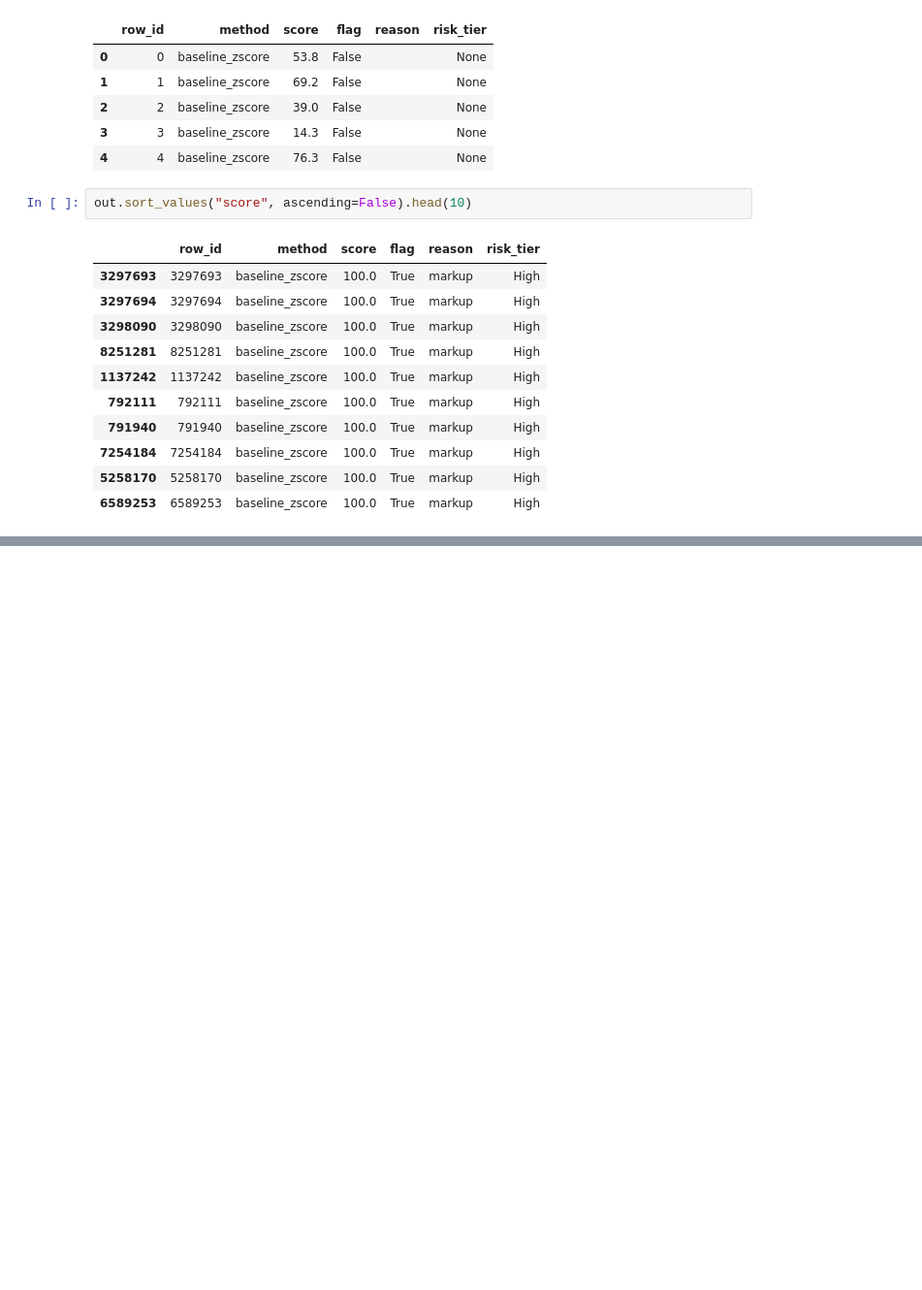
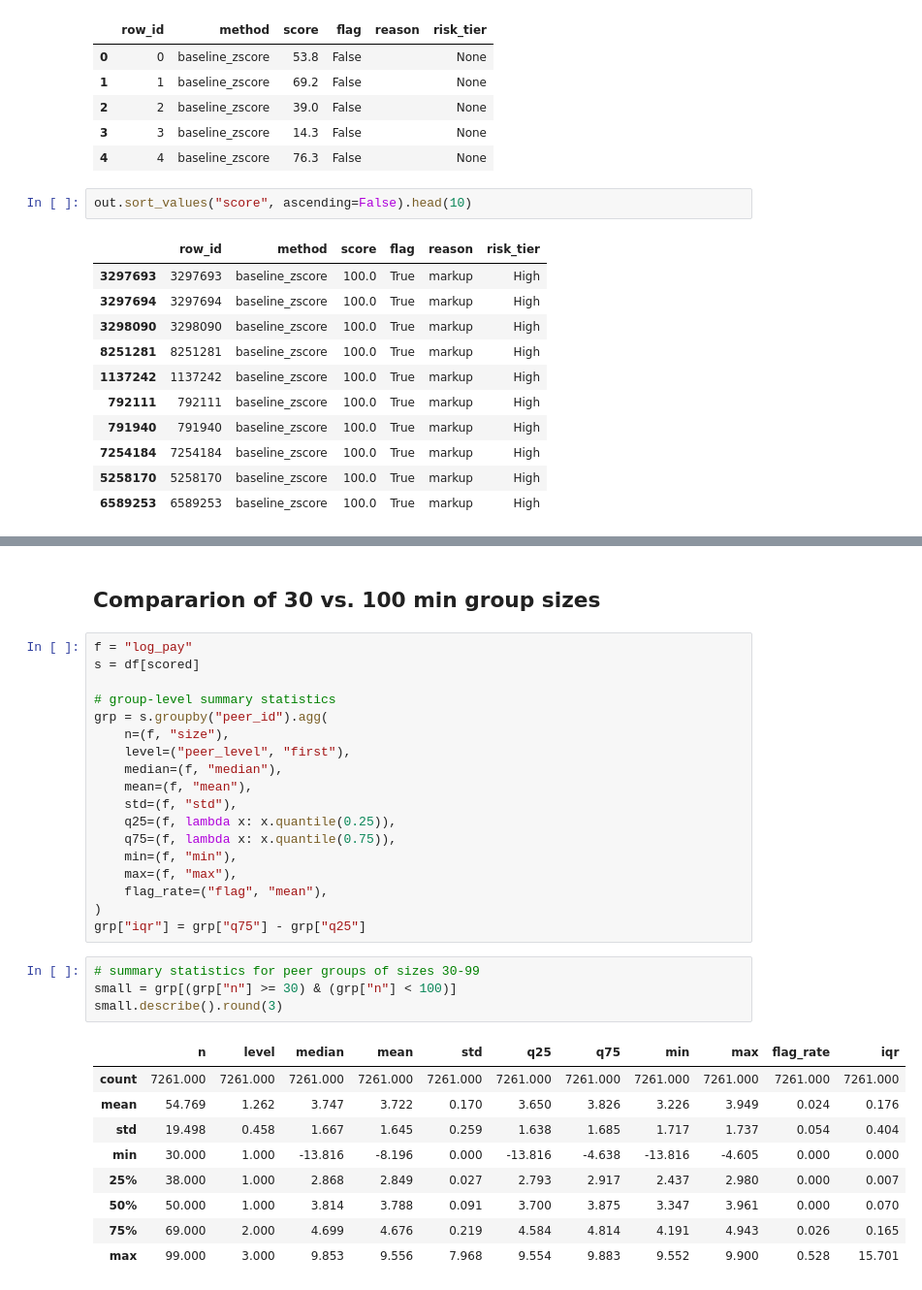
Before and after one commit to erikazoo/mbradd, a Jupyter notebook: baseline_features.ipynb, the cells around one changed output, grey strips where cells are left out. Shown at 97% size. Cells and saved outputs as stored; diff of their text form; blank space fills up the shorter version.

Commit message:
Additional investigations on a minimum group size.

```diff
--- a/baseline_features.ipynb
+++ b/baseline_features.ipynb
@@ -288,0 +302,34 @@ df.sort_values("baseline_raw", ascending=False)[["row_id", "baseline_raw", "reas
+# %% [markdown]
+## Compararion of 30 vs. 100 min group sizes
+# %%
+f = "log_pay"
+s = df[scored]
+
+# group-level summary statistics
+grp = s.groupby("peer_id").agg(
+    n=(f, "size"),
+    level=("peer_level", "first"),
+    median=(f, "median"),
+    mean=(f, "mean"),
+    std=(f, "std"),
+    q25=(f, lambda x: x.quantile(0.25)),
+    q75=(f, lambda x: x.quantile(0.75)),
+    min=(f, "min"),
+    max=(f, "max"),
+    flag_rate=("flag", "mean"),
+)
+grp["iqr"] = grp["q75"] - grp["q25"]
+# %%
+# summary statistics for peer groups of sizes 30-99
+small = grp[(grp["n"] >= 30) & (grp["n"] < 100)]
+small.describe().round(3)
+# %% [output]
+|  | n | level | median | mean | std | q25 | q75 | min | max | flag_rate | iqr |
+| count | 7261.000 | 7261.000 | 7261.000 | 7261.000 | 7261.000 | 7261.000 | 7261.000 | 7261.000 | 7261.000 | 7261.000 | 7261.000 |
+| mean | 54.769 | 1.262 | 3.747 | 3.722 | 0.170 | 3.650 | 3.826 | 3.226 | 3.949 | 0.024 | 0.176 |
+| std | 19.498 | 0.458 | 1.667 | 1.645 | 0.259 | 1.638 | 1.685 | 1.717 | 1.737 | 0.054 | 0.404 |
+| min | 30.000 | 1.000 | -13.816 | -8.196 | 0.000 | -13.816 | -4.638 | -13.816 | -4.605 | 0.000 | 0.000 |
+| 25% | 38.000 | 1.000 | 2.868 | 2.849 | 0.027 | 2.793 | 2.917 | 2.437 | 2.980 | 0.000 | 0.007 |
+| 50% | 50.000 | 1.000 | 3.814 | 3.788 | 0.091 | 3.700 | 3.875 | 3.347 | 3.961 | 0.000 | 0.070 |
+| 75% | 69.000 | 2.000 | 4.699 | 4.676 | 0.219 | 4.584 | 4.814 | 4.191 | 4.943 | 0.026 | 0.165 |
+| max | 99.000 | 3.000 | 9.853 | 9.556 | 7.968 | 9.554 | 9.883 | 9.552 | 9.900 | 0.528 | 15.701 |
```
Also changed, not shown: parts of 19 cells of this notebook.
